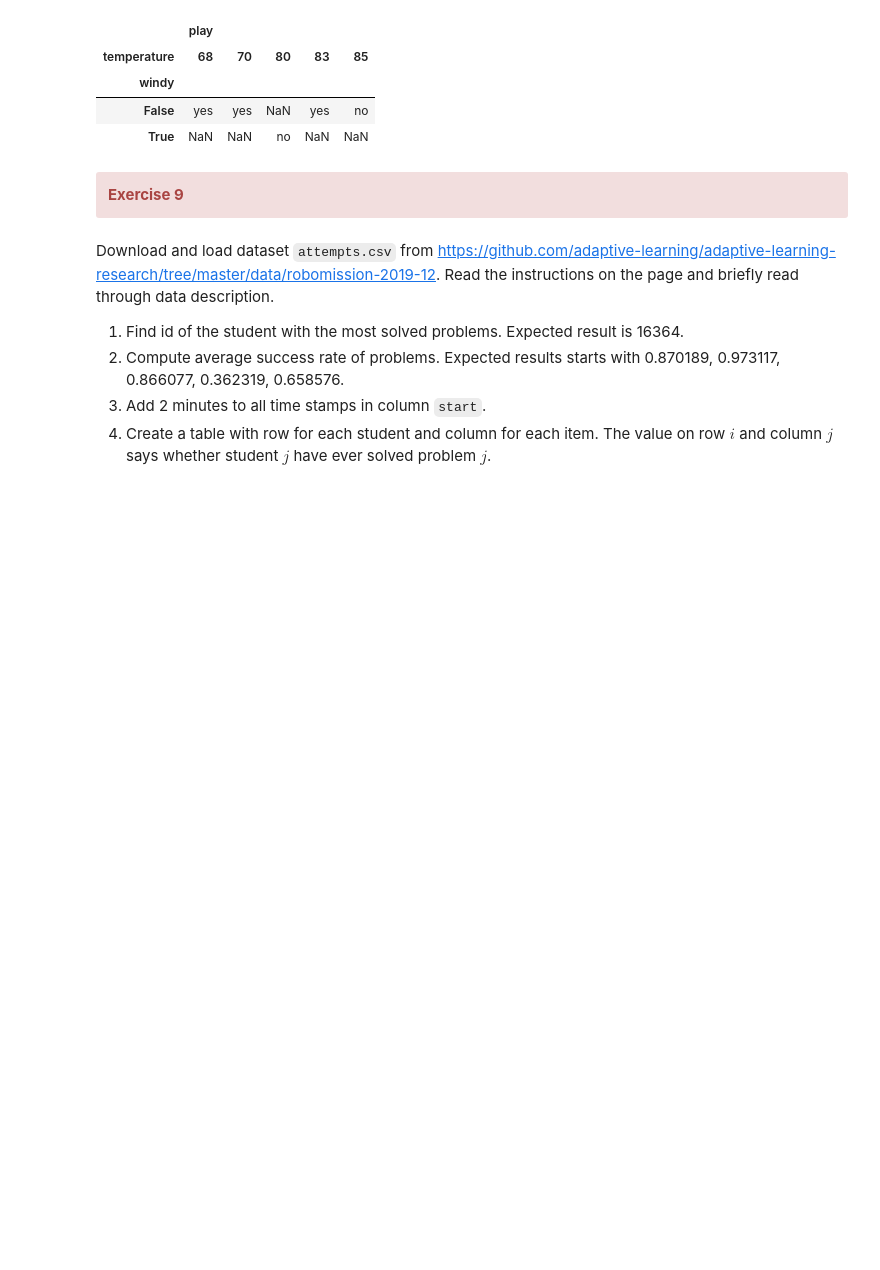
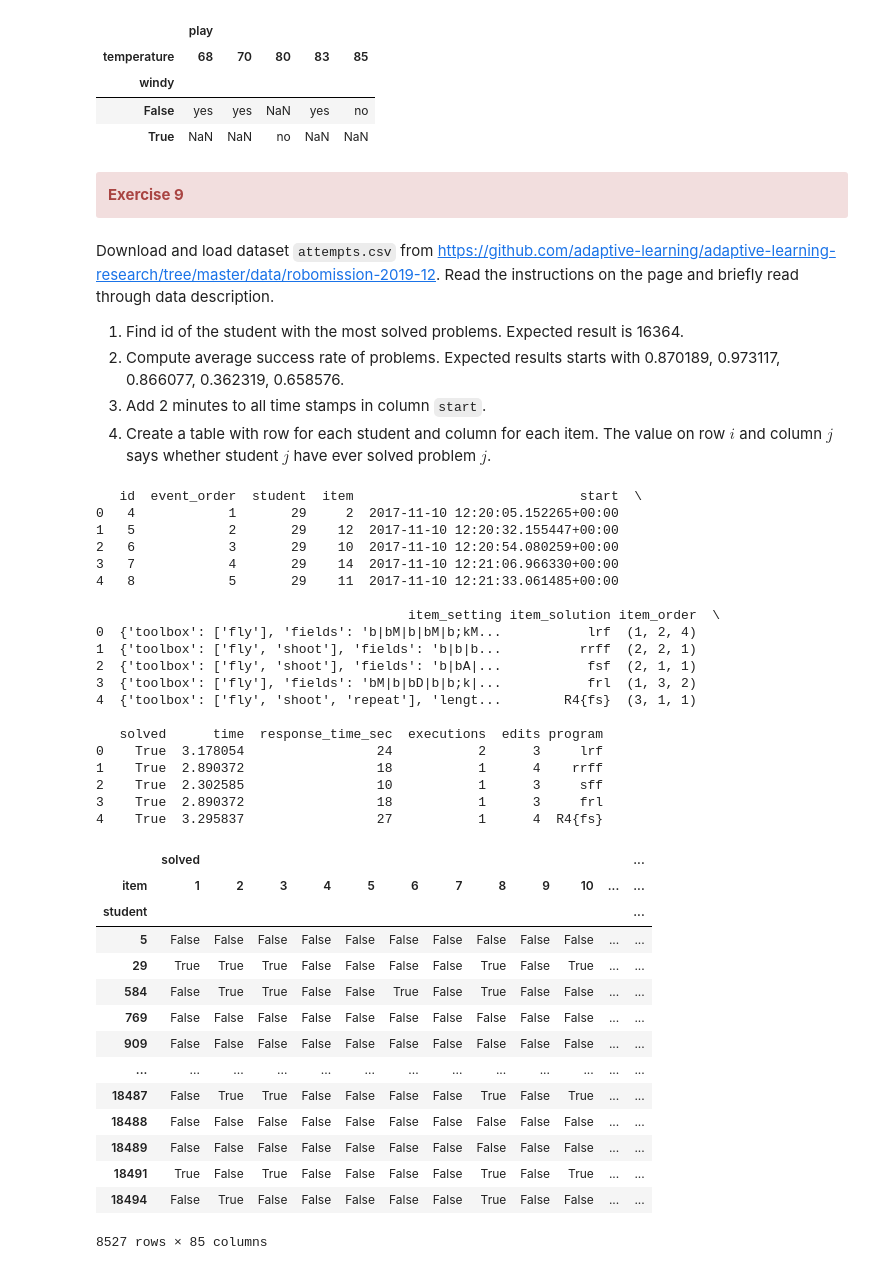
Before and after one commit to michalmokros/IB031, a Jupyter notebook: seminar01/tutorial01.ipynb, the cells around one changed output. Saved outputs shown, nothing was run; the diff lists cells and outputs as text; code cells hidden in the pictures; blank space fills up the shorter version.

```diff
--- a/seminar01/tutorial01.ipynb
+++ b/seminar01/tutorial01.ipynb
@@ -517,0 +547,46 @@ Download and load dataset `attempts.csv` from https://github.com/adaptive-learni
+# %%
+# TODO: your code goes here...
+attempts = pd.read_csv("attempts.csv")
+print(attempts.head())
+attempts.groupby('student').apply(lambda g: g.solved.sum()).idxmax()
+attempts.groupby('item').mean()['solved']
+attempts['start'] = pd.to_datetime(attempts['start']) + pd.Timedelta('2 minutes')
+
+has_solved = attempts.groupby(['student', 'item']).apply(lambda g: any(g.solved))
+has_solved.reset_index().rename(columns = {0: 'solved'}).pivot(index='student', columns='item', values=['solved']).fillna(False)
+# %% [output]
+   id  event_order  student  item                             start  \
+0   4            1       29     2  2017-11-10 12:20:05.152265+00:00
+1   5            2       29    12  2017-11-10 12:20:32.155447+00:00
+2   6            3       29    10  2017-11-10 12:20:54.080259+00:00
+3   7            4       29    14  2017-11-10 12:21:06.966330+00:00
+4   8            5       29    11  2017-11-10 12:21:33.061485+00:00
+
+                                        item_setting item_solution item_order  \
+0  {'toolbox': ['fly'], 'fields': 'b|bM|b|bM|b;kM...           lrf  (1, 2, 4)
+1  {'toolbox': ['fly', 'shoot'], 'fields': 'b|b|b...          rrff  (2, 2, 1)
+2  {'toolbox': ['fly', 'shoot'], 'fields': 'b|bA|...           fsf  (2, 1, 1)
+3  {'toolbox': ['fly'], 'fields': 'bM|b|bD|b|b;k|...           frl  (1, 3, 2)
+4  {'toolbox': ['fly', 'shoot', 'repeat'], 'lengt...        R4{fs}  (3, 1, 1)
+
+   solved      time  response_time_sec  executions  edits program
+0    True  3.178054                 24           2      3     lrf
+1    True  2.890372                 18           1      4    rrff
+2    True  2.302585                 10           1      3     sff
+3    True  2.890372                 18           1      3     frl
+4    True  3.295837                 27           1      4  R4{fs}
+|  | solved |  |  |  |  |  |  |  |  |  |  | ... |
+| item | 1 | 2 | 3 | 4 | 5 | 6 | 7 | 8 | 9 | 10 | ... | ... |
+| student |  |  |  |  |  |  |  |  |  |  |  | ... |
+| 5 | False | False | False | False | False | False | False | False | False | False | ... | ... |
+| 29 | True | True | True | False | False | False | False | True | False | True | ... | ... |
+| 584 | False | True | True | False | False | True | False | True | False | False | ... | ... |
+| 769 | False | False | False | False | False | False | False | False | False | False | ... | ... |
+| 909 | False | False | False | False | False | False | False | False | False | False | ... | ... |
+| ... | ... | ... | ... | ... | ... | ... | ... | ... | ... | ... | ... | ... |
+| 18487 | False | True | True | False | False | False | False | True | False | True | ... | ... |
+| 18488 | False | False | False | False | False | False | False | False | False | False | ... | ... |
+| 18489 | False | False | False | False | False | False | False | False | False | False | ... | ... |
+| 18491 | True | False | True | False | False | False | False | True | False | True | ... | ... |
+| 18494 | False | True | False | False | False | False | False | True | False | False | ... | ... |
+8527 rows × 85 columns
```
Also changed, not shown: parts of 11 cells of this notebook, 1 other file.
